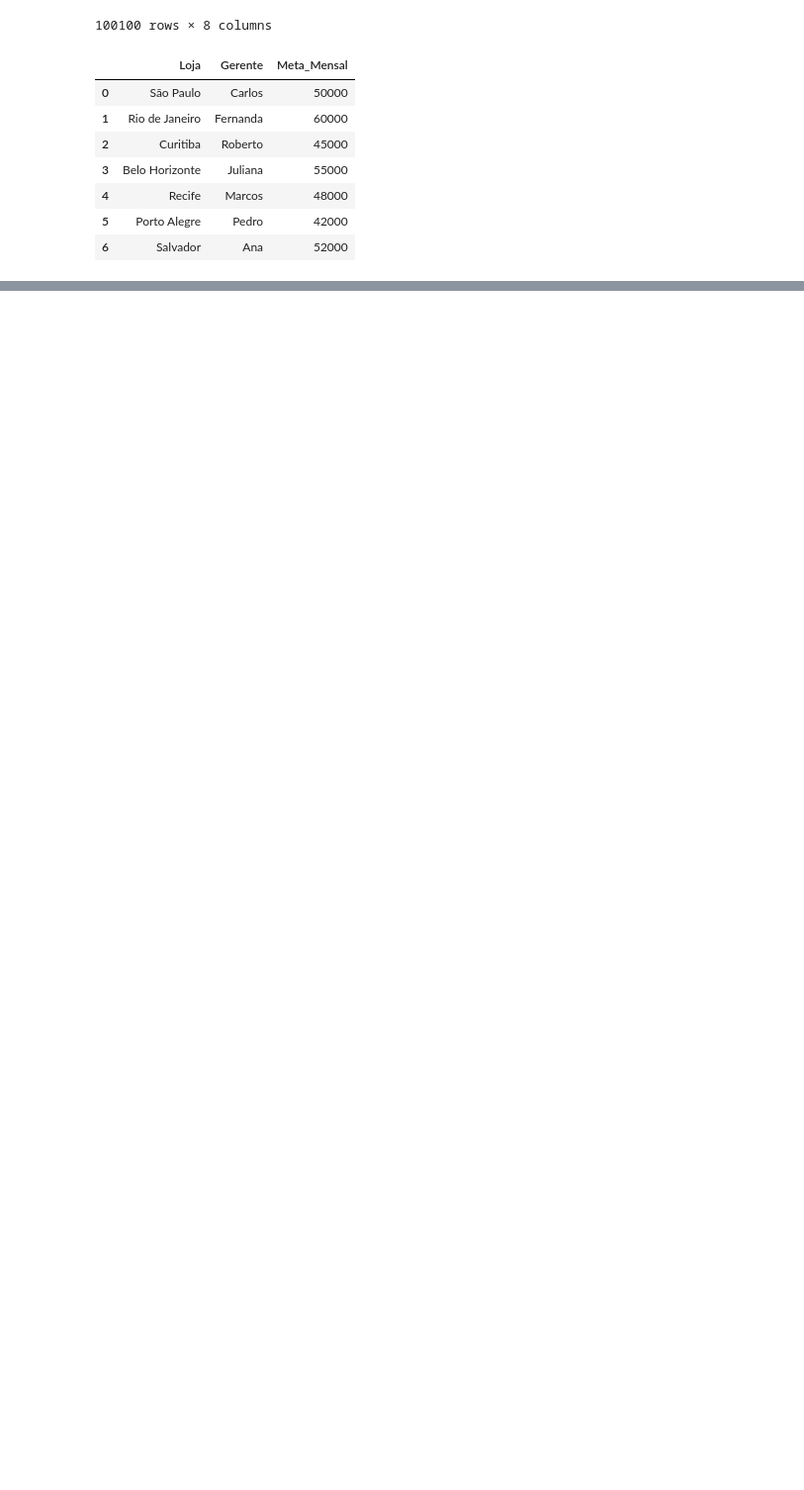
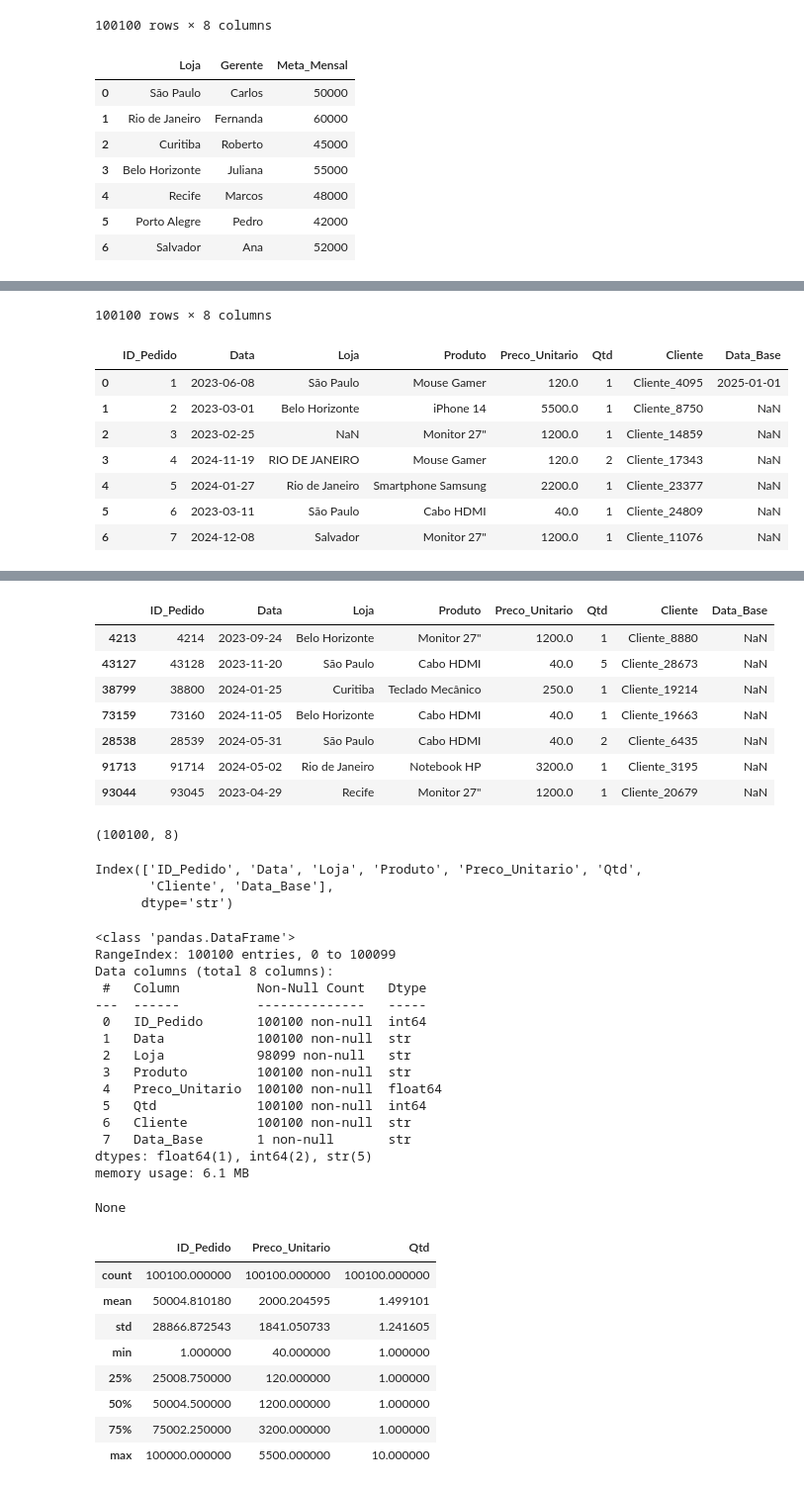
Before and after one commit to icarofonseca2004/python, a Jupyter notebook: pandas/aula.ipynb, the cells around one changed output, grey strips where cells are left out. Shown at 99% size. Cells and saved outputs as stored; diff of their text form; code cells hidden in the pictures; blank space fills up the shorter version.

```diff
--- a/pandas/aula.ipynb
+++ b/pandas/aula.ipynb
@@ -29,3 +29,28 @@ display(df_gerentes)
 | 4 | Recife | Marcos | 48000 |
 | 5 | Porto Alegre | Pedro | 42000 |
 | 6 | Salvador | Ana | 52000 |
+# %%
+#inspecao
+display(df_vendas)
+
+#pega as primairas linhas
+display(df_vendas.head(7))
+
+#ultimas linhas
+display(df_vendas.tail (7))
+
+#linhas aleatorias
+display(df_vendas.sample(7))
+
+#formato da coluna
+display(df_vendas.shape)
+
+#colunas
+display(df_vendas.columns)
+
+#infos para possiveis tratamentos
+display(df_vendas.info())
+
+#descreve
+display(df_vendas.describe())
+# %% [output]
@@ -31,0 +69,9 @@ display(df_gerentes)
+100100 rows × 8 columns
+|  | ID_Pedido | Data | Loja | Produto | Preco_Unitario | Qtd | Cliente | Data_Base |
+| 0 | 1 | 2023-06-08 | São Paulo | Mouse Gamer | 120.0 | 1 | Cliente_4095 | 2025-01-01 |
+| 1 | 2 | 2023-03-01 | Belo Horizonte | iPhone 14 | 5500.0 | 1 | Cliente_8750 | NaN |
+| 2 | 3 | 2023-02-25 | NaN | Monitor 27" | 1200.0 | 1 | Cliente_14859 | NaN |
+| 3 | 4 | 2024-11-19 | RIO DE JANEIRO | Mouse Gamer | 120.0 | 2 | Cliente_17343 | NaN |
+| 4 | 5 | 2024-01-27 | Rio de Janeiro | Smartphone Samsung | 2200.0 | 1 | Cliente_23377 | NaN |
+| 5 | 6 | 2023-03-11 | São Paulo | Cabo HDMI | 40.0 | 1 | Cliente_24809 | NaN |
+| 6 | 7 | 2024-12-08 | Salvador | Monitor 27" | 1200.0 | 1 | Cliente_11076 | NaN |
@@ -31,0 +86,37 @@ display(df_gerentes)
+|  | ID_Pedido | Data | Loja | Produto | Preco_Unitario | Qtd | Cliente | Data_Base |
+| 4213 | 4214 | 2023-09-24 | Belo Horizonte | Monitor 27" | 1200.0 | 1 | Cliente_8880 | NaN |
+| 43127 | 43128 | 2023-11-20 | São Paulo | Cabo HDMI | 40.0 | 5 | Cliente_28673 | NaN |
+| 38799 | 38800 | 2024-01-25 | Curitiba | Teclado Mecânico | 250.0 | 1 | Cliente_19214 | NaN |
+| 73159 | 73160 | 2024-11-05 | Belo Horizonte | Cabo HDMI | 40.0 | 1 | Cliente_19663 | NaN |
+| 28538 | 28539 | 2024-05-31 | São Paulo | Cabo HDMI | 40.0 | 2 | Cliente_6435 | NaN |
+| 91713 | 91714 | 2024-05-02 | Rio de Janeiro | Notebook HP | 3200.0 | 1 | Cliente_3195 | NaN |
+| 93044 | 93045 | 2023-04-29 | Recife | Monitor 27" | 1200.0 | 1 | Cliente_20679 | NaN |
+(100100, 8)
+Index(['ID_Pedido', 'Data', 'Loja', 'Produto', 'Preco_Unitario', 'Qtd',
+       'Cliente', 'Data_Base'],
+      dtype='str')
+<class 'pandas.DataFrame'>
+RangeIndex: 100100 entries, 0 to 100099
+Data columns (total 8 columns):
+ #   Column          Non-Null Count   Dtype
+---  ------          --------------   -----
+ 0   ID_Pedido       100100 non-null  int64
+ 1   Data            100100 non-null  str
+ 2   Loja            98099 non-null   str
+ 3   Produto         100100 non-null  str
+ 4   Preco_Unitario  100100 non-null  float64
+ 5   Qtd             100100 non-null  int64
+ 6   Cliente         100100 non-null  str
+ 7   Data_Base       1 non-null       str
+dtypes: float64(1), int64(2), str(5)
+memory usage: 6.1 MB
+None
+|  | ID_Pedido | Preco_Unitario | Qtd |
+| count | 100100.000000 | 100100.000000 | 100100.000000 |
+| mean | 50004.810180 | 2000.204595 | 1.499101 |
+| std | 28866.872543 | 1841.050733 | 1.241605 |
+| min | 1.000000 | 40.000000 | 1.000000 |
+| 25% | 25008.750000 | 120.000000 | 1.000000 |
+| 50% | 50004.500000 | 1200.000000 | 1.000000 |
+| 75% | 75002.250000 | 3200.000000 | 1.000000 |
+| max | 100000.000000 | 5500.000000 | 10.000000 |
```
Also changed, not shown: parts of 2 cells of this notebook.
